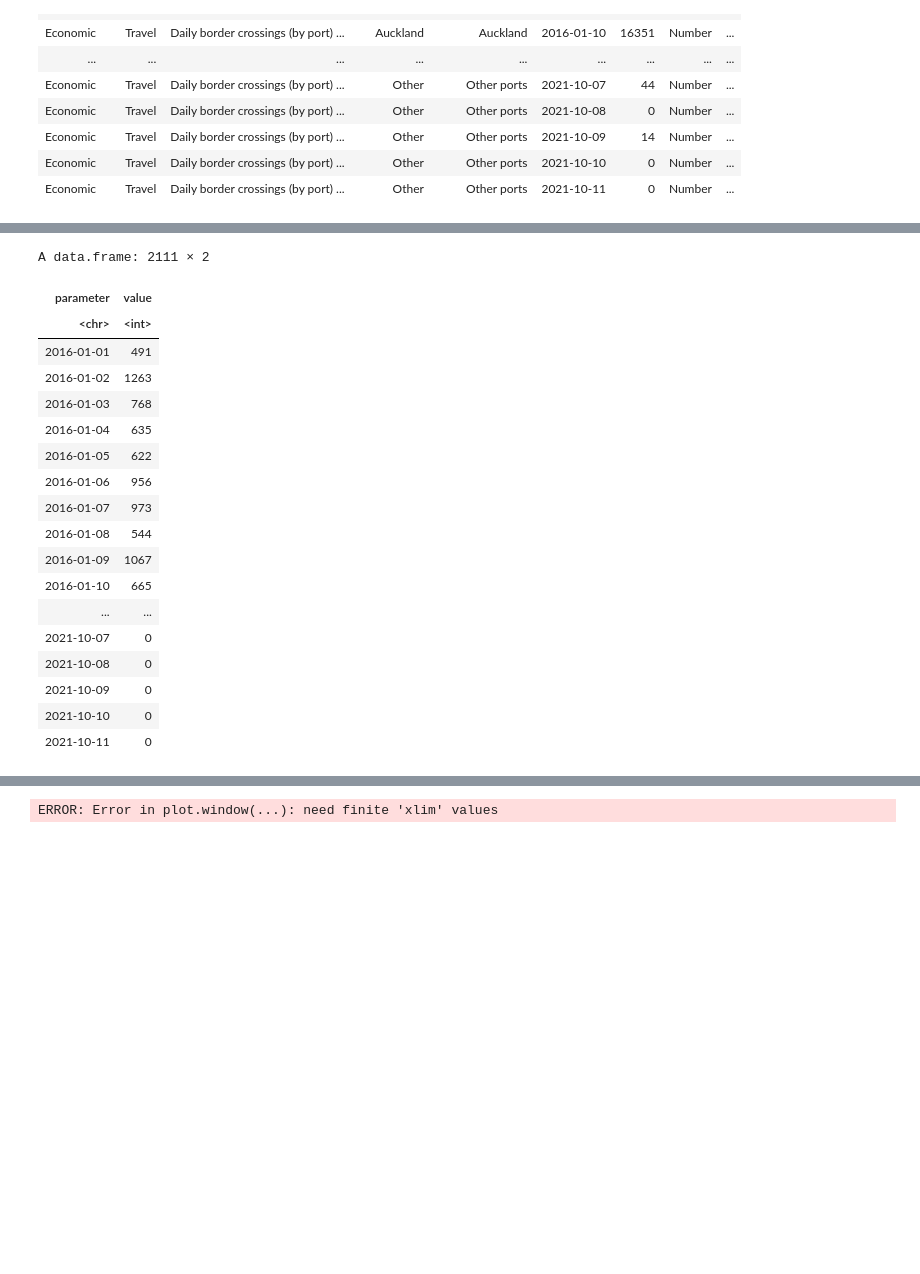
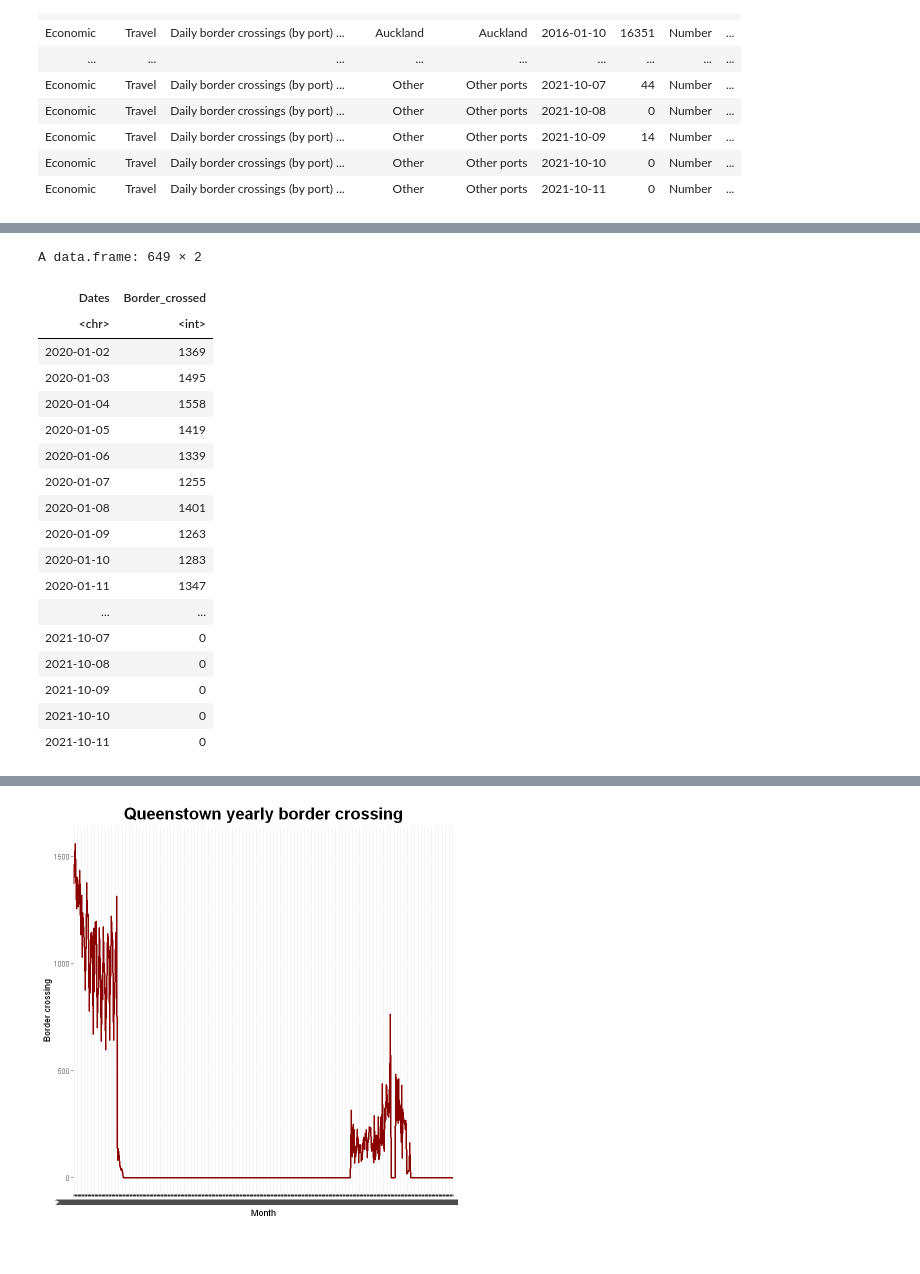
Before and after one commit to andyholmes1210/DATA201-Project, a Jupyter notebook: Border Crossings.ipynb, the cells around one changed output, grey strips where cells are left out. Drawn from its saved outputs; the diff is of its cells as text; code cells hidden in the pictures.

```diff
--- a/Border Crossings.ipynb
+++ b/Border Crossings.ipynb
@@ -100,6 +82,11 @@ A data.frame: 10555 × 9
 # %%
 border_region <- select(border_crossing, -category, -indicator_name, -ï..class, -units, -date_last_updated, -sub_series_name)
 
+border_region <- border_region %>% rename(
+    City = series_name,
+    Dates = parameter,
+    Border_crossed = value)
+
 border_region
 # %% [output]
 A data.frame: 10555 × 3
@@ -206,25 +187,27 @@ ERROR: Error in plot.window(...): need finite 'xlim' values
 # %%
 border_queenstown <- border_region %>%
-    filter(series_name == "Queenstown")
-#border_queenstown
+    filter(City == "Queenstown",
+          Dates > "2020-01-01")
+#border_auckland
 
-border_queenstown <- select(border_queenstown, -series_name)
+border_queenstown <- select(border_queenstown, -City)
+border_queenstown[is.na(border_queenstown)] <- 0
 
 border_queenstown
 # %% [output]
-A data.frame: 2111 × 2
+A data.frame: 649 × 2
-| parameter | value |
+| Dates | Border_crossed |
 | <chr> | <int> |
-| 2016-01-01 | 491 |
-| 2016-01-02 | 1263 |
-| 2016-01-03 | 768 |
-| 2016-01-04 | 635 |
-| 2016-01-05 | 622 |
-| 2016-01-06 | 956 |
-| 2016-01-07 | 973 |
-| 2016-01-08 | 544 |
-| 2016-01-09 | 1067 |
-| 2016-01-10 | 665 |
+| 2020-01-02 | 1369 |
+| 2020-01-03 | 1495 |
+| 2020-01-04 | 1558 |
+| 2020-01-05 | 1419 |
+| 2020-01-06 | 1339 |
+| 2020-01-07 | 1255 |
+| 2020-01-08 | 1401 |
+| 2020-01-09 | 1263 |
+| 2020-01-10 | 1283 |
+| 2020-01-11 | 1347 |
 | ... | ... |
 | 2021-10-07 | 0 |
 | 2021-10-08 | 0 |
@@ -232,10 +215,9 @@ A data.frame: 2111 × 2
 | 2021-10-10 | 0 |
 | 2021-10-11 | 0 |
 # %%
-border_queenstown_graph <- plot(border_queenstown,
-                              type = "o",
-                             col = "magenta",
-                             xlab = "Year",
-                             ylab = "Number",
-                             main = "Queenstown airport yearly border crossings")
+ggplot(border_queenstown, aes(x=Dates, y=Border_crossed, group=1)) +
+        geom_line(colour = "darkred", size = 1) +
+        labs(x="Month", y="Border crossing") +
+        ggtitle('Queenstown yearly border crossing') +
+        theme(plot.title = element_text(size=20, face="bold", hjust=0.5))
 # %% [output]
@@ -248,4 +224,3 @@ Warning message in max(x):
-ERROR: Error in plot.window(...): need finite 'xlim' values
-[figure, old version]
+[figure, new version]
 # %%
 border_wellington <- border_region %>%
```
Also changed, not shown: parts of 11 cells of this notebook.
